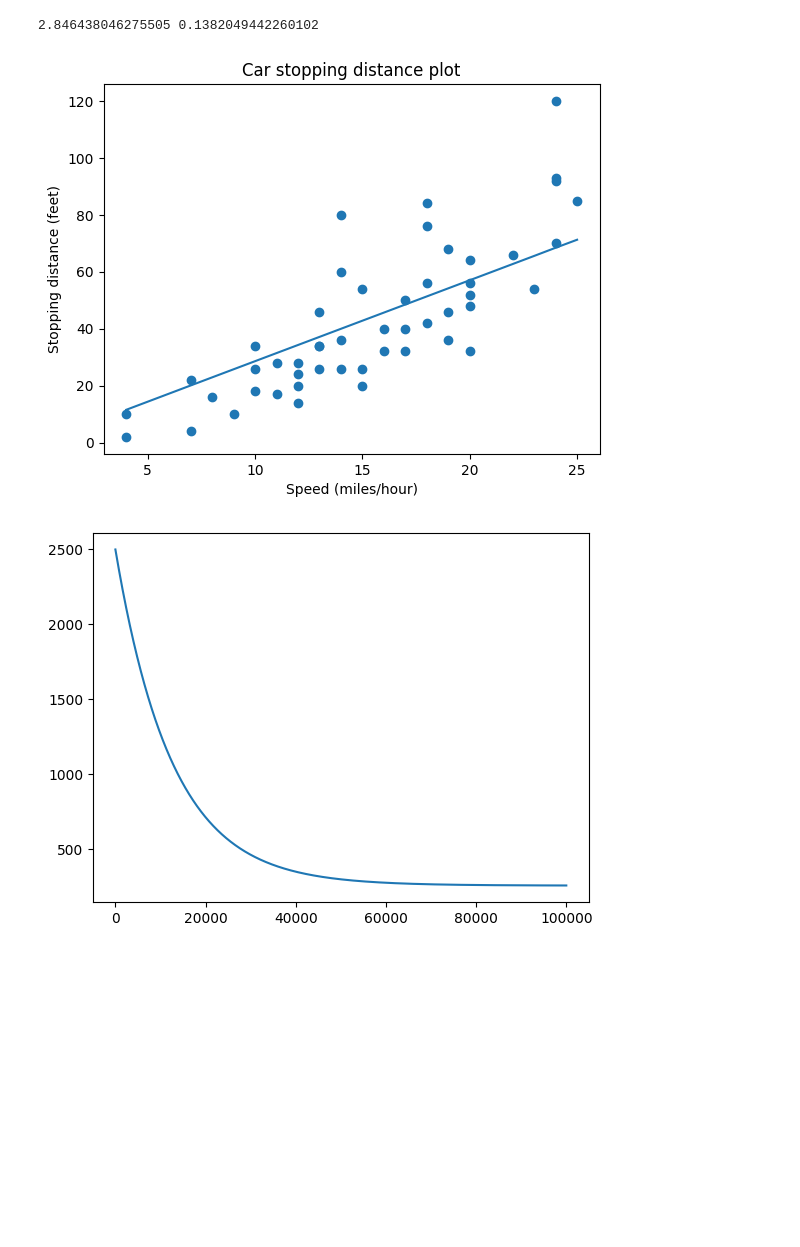
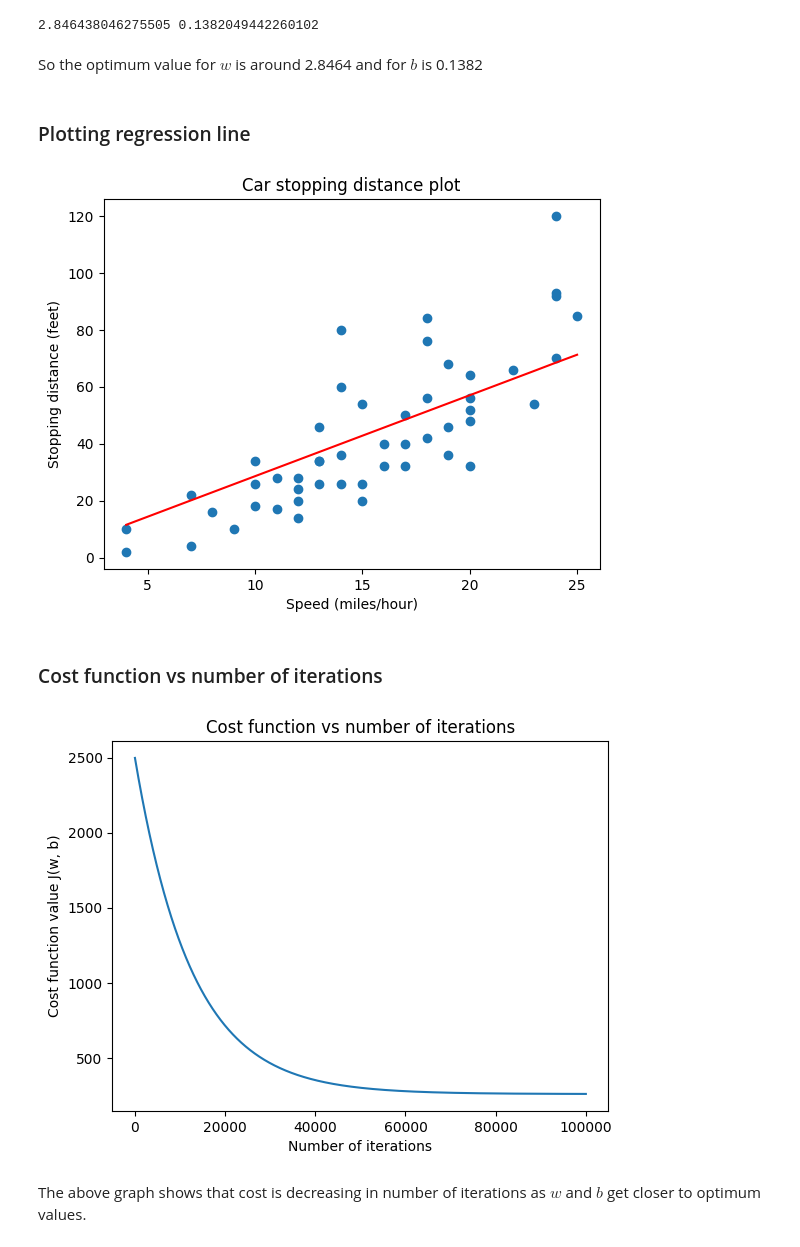
Before and after one commit to nav500/car-stopping-distance-prediction, a Jupyter notebook: car-stopping-distance-prediction.ipynb, the cells around one changed output. Saved outputs shown, nothing was run; the diff lists cells and outputs as text; code cells hidden in the pictures; blank space fills up the shorter version.

Commit message:
regresstion line plot and cost function plot

```diff
--- a/car-stopping-distance-prediction.ipynb
+++ b/car-stopping-distance-prediction.ipynb
@@ -278,20 +278,31 @@ w, b, cost_values, iter_cnt = gradient_descent(x_train, y_train, w, b)
 print(w, b)
 # %% [output]
 2.846438046275505 0.1382049442260102
+# %% [markdown]
+So the optimum value for $w$ is around 2.8464 and for $b$ is 0.1382
+# %% [markdown]
+### Plotting regression line
 # %%
 y_values = (x_train*w) + b
 #print(x_values)
 plt.scatter(car_stopping_df["Speed"], car_stopping_df["Distance"])
-plt.plot(x_train, y_values)
+plt.plot(x_train, y_values, color="red")
 plt.xlabel("Speed (miles/hour)")
 plt.ylabel("Stopping distance (feet)")
 plt.title("Car stopping distance plot")
 plt.show()
 #print(x_train)
 # %% [output]
-[figure, old version]
+[figure, new version]
+# %% [markdown]
+### Cost function vs number of iterations
 # %%
 plt.plot(np.arange(iter_cnt), cost_values)
+plt.xlabel("Number of iterations")
+plt.ylabel("Cost function value J(w, b)")
+plt.title("Cost function vs number of iterations")
 plt.show()
 # %% [output]
-[figure, old version]
+[figure, new version]
+# %% [markdown]
+The above graph shows that cost is decreasing in number of iterations as $w$ and $b$ get closer to optimum values.
```
